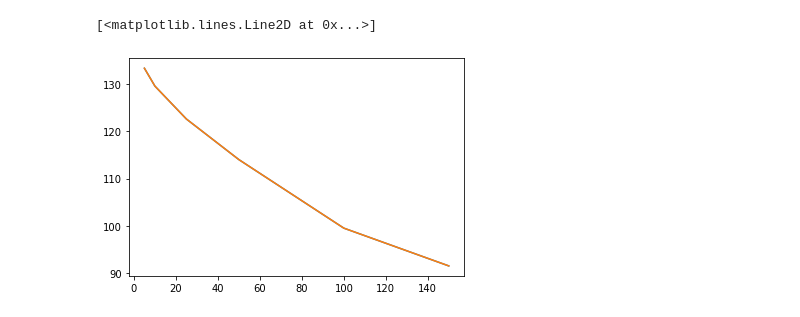
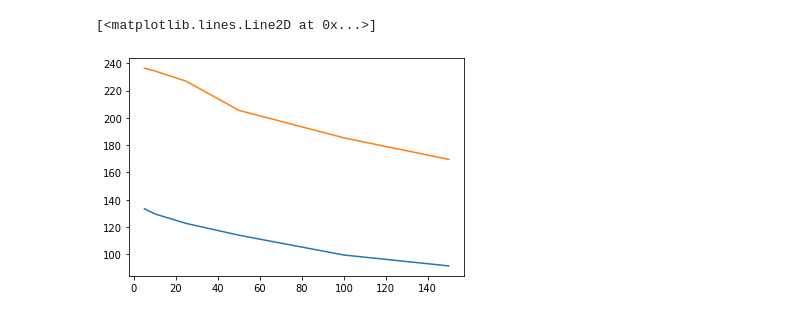
Before and after one commit to glennga/tippers-benchmark, a Jupyter notebook: exploration.ipynb, the cells around one changed output. Drawn from its saved outputs; the diff is of its cells as text; code cells hidden in the pictures.

```diff
--- a/exploration.ipynb
+++ b/exploration.ipynb
@@ -6,21 +6,21 @@ import pandas as pd
 import sqlite3
 
 # 'observation.db' holds both Postgres and MySQL observations.
-conn = sqlite3.connect('results/observation.db')
+conn = sqlite3.connect('observation.db')
 
 # These contain the start + end times for both MySQL and Postgres.
 log_columns = ['id', 'start_time', 'end_time', 'time_delta', 'workload', 'concurrency', 'mpl', 'iso']
-mysql_log = pd.read_csv('results/mysql-log.csv', names=log_columns)
-postgres_log = pd.read_csv('results/postgres-log.csv', names=log_columns)
+mysql_log = pd.read_csv('mysql-log.csv', names=log_columns)
+postgres_log = pd.read_csv('postgres-log.csv', names=log_columns)
 # %%
 # Response time of INSERT-only workload for Postgres and MySQL as a function of MPL.
 
-mpls = mysql_log.query('workload == "i" and concurrency == "low"')['mpl']
-mysql_response_time = mysql_log.query('workload == "i" and concurrency == "low"')['time_delta']
-postgres_response_time = postgres_log.query('workload == "i" and concurrency == "low"')['time_delta']
+mpls = mysql_log.query('workload == "i" and concurrency == "high"')['mpl']
+mysql_response_time_low = mysql_log.query('workload == "i" and concurrency == "low"')['time_delta']
+mysql_response_time_high = mysql_log.query('workload == "i" and concurrency == "high"')['time_delta']
 
-plt.plot(mpls, mysql_response_time)
-plt.plot(mpls, postgres_response_time)
+plt.plot(mpls, mysql_response_time_low)
+plt.plot(mpls, mysql_response_time_high)
 # %% [output]
 [<matplotlib.lines.Line2D at 0x...>]
-[figure, old version]
+[figure, new version]
```
Also changed, not shown: parts of 6 cells of this notebook.
